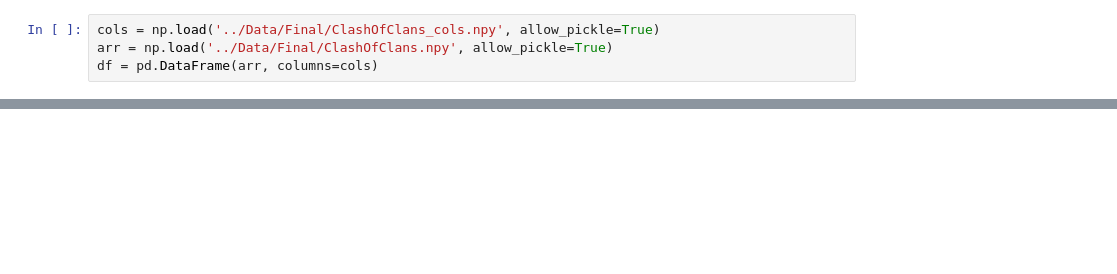
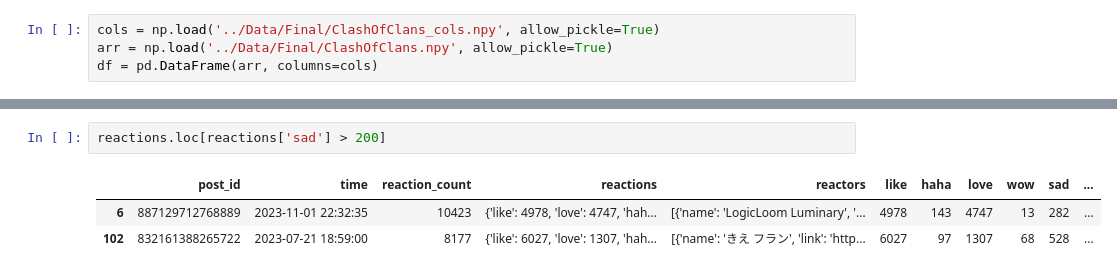
Before and after one commit to longluv1605/final-project-Python-DataAnalyst, a Jupyter notebook: Analysing and Visualising/Analyze.ipynb, the cells around one changed output, grey strips where cells are left out. Drawn from its saved outputs; the diff is of its cells as text; blank space fills up the shorter version.

```diff
--- a/Analysing and Visualising/Analyze.ipynb
+++ b/Analysing and Visualising/Analyze.ipynb
@@ -229,0 +161,6 @@ axs[1, 3].remove()
+# %%
+reactions.loc[reactions['sad'] > 200]
+# %% [output]
+|  | post_id | time | reaction_count | reactions | reactors | like | haha | love | wow | sad | ... |
+| 6 | 887129712768889 | 2023-11-01 22:32:35 | 10423 | {'like': 4978, 'love': 4747, 'hah... | [{'name': 'LogicLoom Luminary', '... | 4978 | 143 | 4747 | 13 | 282 | ... |
+| 102 | 832161388265722 | 2023-07-21 18:59:00 | 8177 | {'like': 6027, 'love': 1307, 'hah... | [{'name': 'きえ フラン', 'link': 'http... | 6027 | 97 | 1307 | 68 | 528 | ... |
```
Also changed, not shown: parts of 44 cells of this notebook, 1 other file.
